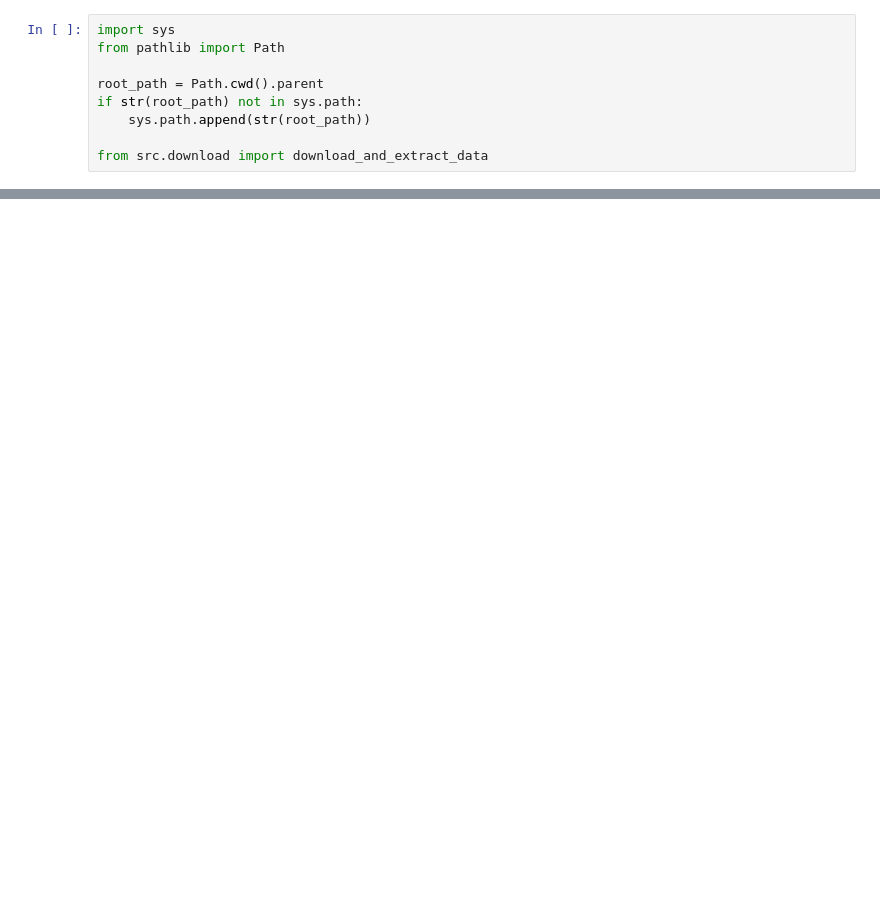
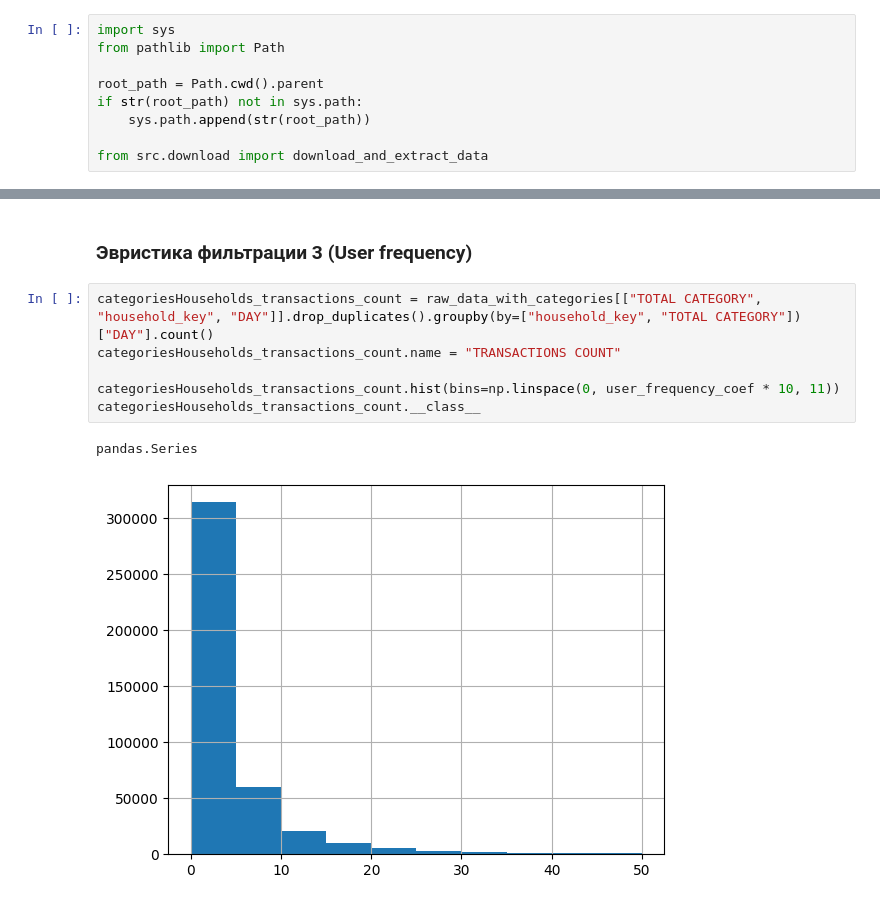
Before and after one commit to SanchukS/Course-Work-Spring-2026, a Jupyter notebook: notebooks/data-pipeline.ipynb, the cells around one changed output, grey strips where cells are left out. Saved outputs shown, nothing was run; the diff lists cells and outputs as text; blank space fills up the shorter version.

```diff
--- a/notebooks/data-pipeline.ipynb
+++ b/notebooks/data-pipeline.ipynb
@@ -30,0 +216,11 @@ Dataset URL: https://www.kaggle.com/datasets/frtgnn/dunnhumby-the-complete-journ
+# %% [markdown]
+### Эвристика фильтрации 3 (User frequency)
+# %%
+categoriesHouseholds_transactions_count = raw_data_with_categories[["TOTAL CATEGORY", "household_key", "DAY"]].drop_duplicates().groupby(by=["household_key", "TOTAL CATEGORY"])["DAY"].count()
+categoriesHouseholds_transactions_count.name = "TRANSACTIONS COUNT"
+
+categoriesHouseholds_transactions_count.hist(bins=np.linspace(0, user_frequency_coef * 10, 11))
+categoriesHouseholds_transactions_count.__class__
+# %% [output]
+pandas.Series
+[figure, added]
```
Also changed, not shown: parts of 45 cells of this notebook.
